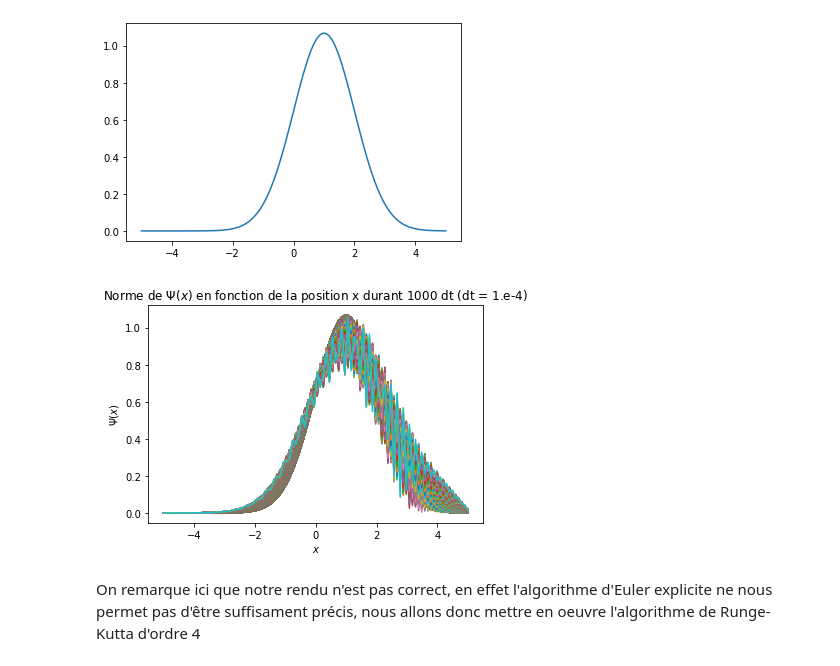
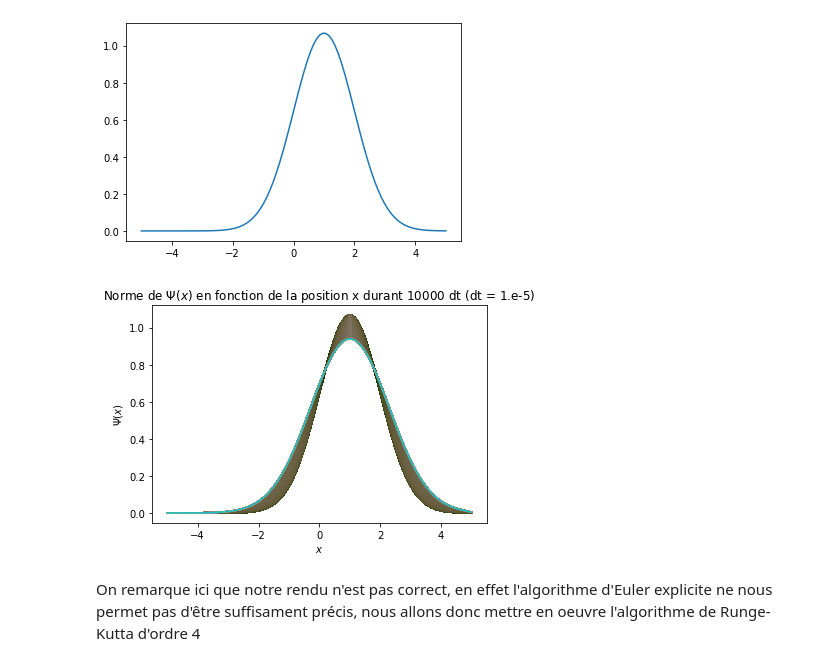
Before and after one commit to lucasboistay/shrodinger_simulation, a Jupyter notebook: evo_temp.ipynb, the cells around one changed output. Cells and saved outputs as stored; diff of their text form; code cells hidden in the pictures.

```diff
--- a/evo_temp.ipynb
+++ b/evo_temp.ipynb
@@ -16,7 +16,7 @@ N = 100
 L = 5
 dx = L/N
 
-M = 10000
+M = 100000
 T = 1
 dt = T/M
 
@@ -176,9 +176,9 @@ plt.show()
 [figure]
 # %%
 pass_time(psi,H)
-get_graph(psi,"euler_gaussienne",1000)
+get_graph(psi,"euler_gaussienne",10000)
 # %% [output]
-[figure, old version]
+[figure, new version]
 # %% [markdown]
 On remarque ici que notre rendu n'est pas correct, en effet l'algorithme d'Euler explicite ne nous permet pas d'être suffisament précis, nous allons donc mettre en oeuvre l'algorithme de Runge-Kutta d'ordre 4
 # %% [markdown]
```
Also changed, not shown: parts of 1 cell of this notebook, 7 other files.
